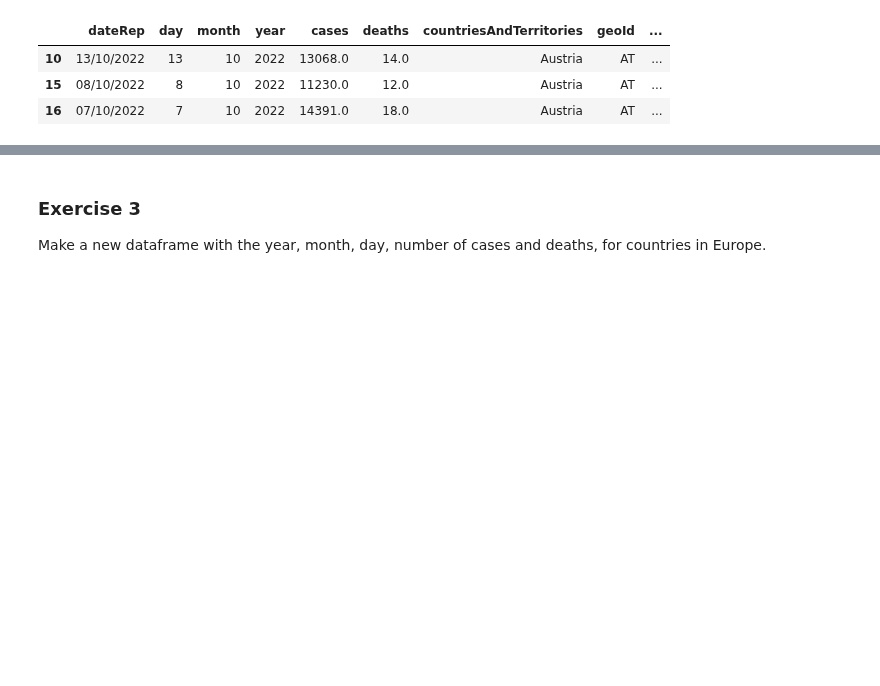
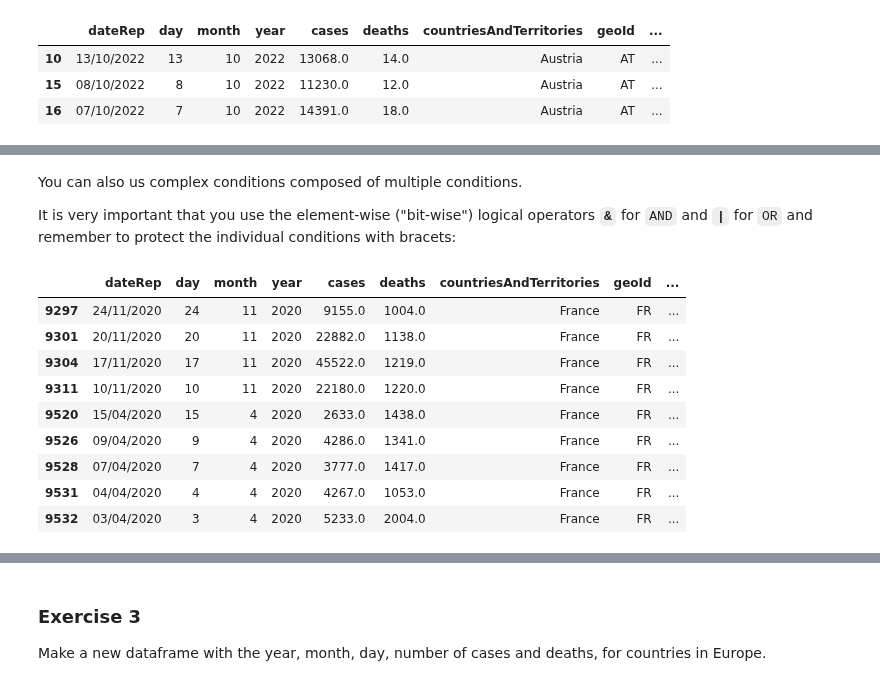
Before and after one commit to Center-for-Health-Data-Science/PythonTsunami, a Jupyter notebook: Pandas/Pandas_HZ.ipynb, the cells around one changed output, grey strips where cells are left out. Drawn from its saved outputs; the diff is of its cells as text; code cells hidden in the pictures; blank space fills up the shorter version.

```diff
--- a/Pandas/Pandas_HZ.ipynb
+++ b/Pandas/Pandas_HZ.ipynb
@@ -555,0 +562,19 @@ select_df = df[['Column1', 'Column2', 'Column3']][df['Column1'] > 0]
+# %% [markdown]
+You can also us complex conditions composed of multiple conditions.
+
+
+It is very important that you use the element-wise ("bit-wise") logical operators **`&`** for `AND` and **`|`** for `OR` and remember to protect the individual conditions with bracets:
+# %%
+#only selecting on rows
+df.loc[(df['deaths'] > 1000) & (df['countriesAndTerritories'] == 'France')]
+# %% [output]
+|  | dateRep | day | month | year | cases | deaths | countriesAndTerritories | geoId | ... |
+| 9297 | 24/11/2020 | 24 | 11 | 2020 | 9155.0 | 1004.0 | France | FR | ... |
+| 9301 | 20/11/2020 | 20 | 11 | 2020 | 22882.0 | 1138.0 | France | FR | ... |
+| 9304 | 17/11/2020 | 17 | 11 | 2020 | 45522.0 | 1219.0 | France | FR | ... |
+| 9311 | 10/11/2020 | 10 | 11 | 2020 | 22180.0 | 1220.0 | France | FR | ... |
+| 9520 | 15/04/2020 | 15 | 4 | 2020 | 2633.0 | 1438.0 | France | FR | ... |
+| 9526 | 09/04/2020 | 9 | 4 | 2020 | 4286.0 | 1341.0 | France | FR | ... |
+| 9528 | 07/04/2020 | 7 | 4 | 2020 | 3777.0 | 1417.0 | France | FR | ... |
+| 9531 | 04/04/2020 | 4 | 4 | 2020 | 4267.0 | 1053.0 | France | FR | ... |
+| 9532 | 03/04/2020 | 3 | 4 | 2020 | 5233.0 | 2004.0 | France | FR | ... |
```
Also changed, not shown: parts of 28 cells of this notebook, 1 other file.
